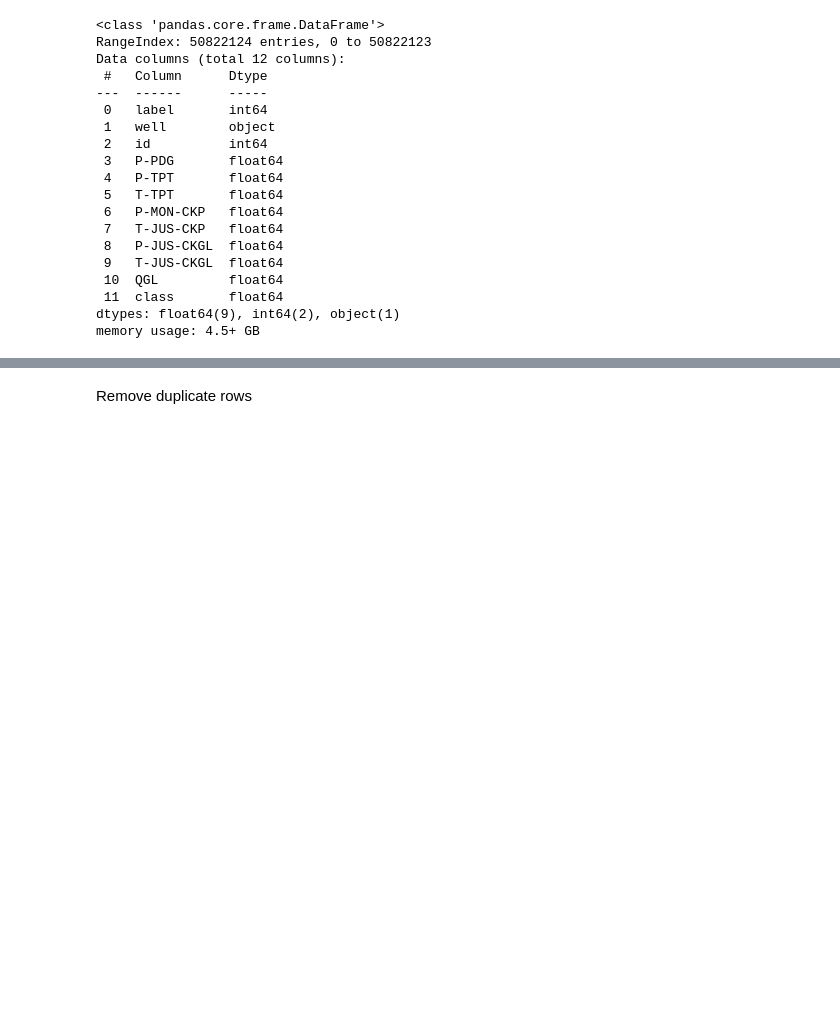
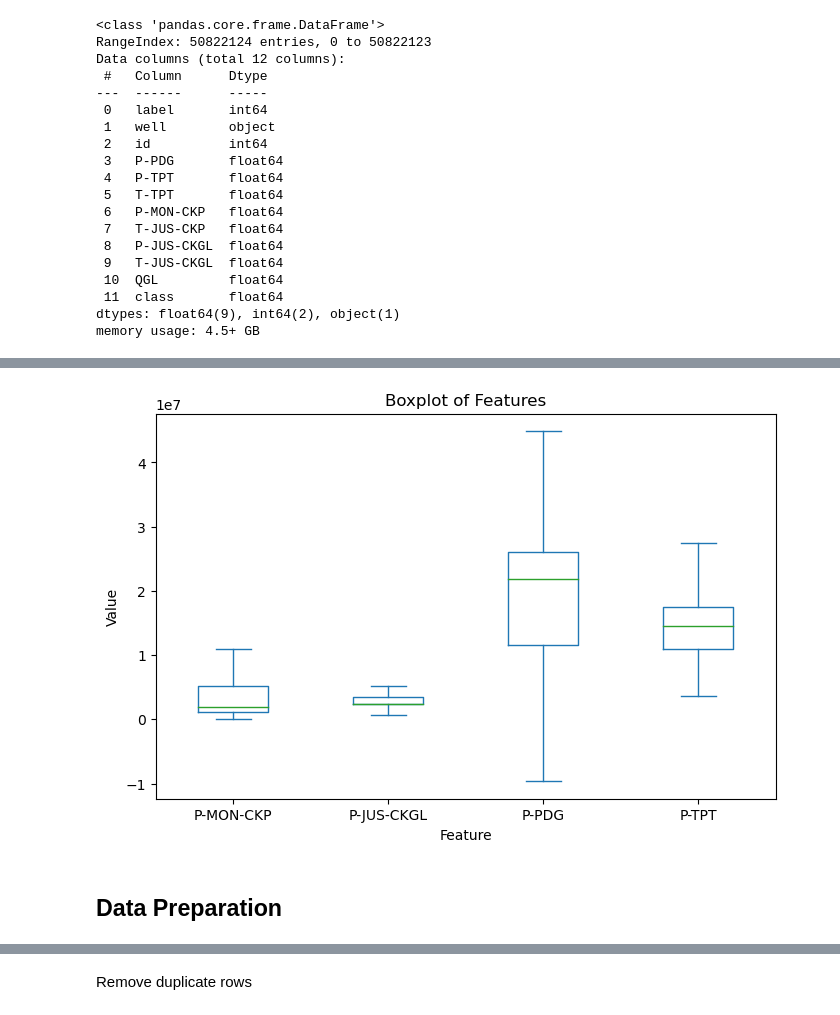
Before and after one commit to RealDyllon/3W-Petrobras, a Jupyter notebook: overviews/_baseline/Explore_dataset.ipynb, the cells around one changed output, grey strips where cells are left out. Saved outputs shown, nothing was run; the diff lists cells and outputs as text; code cells hidden in the pictures; blank space fills up the shorter version.

Commit message:
managed to plot without fliers

```diff
--- a/overviews/_baseline/Explore_dataset.ipynb
+++ b/overviews/_baseline/Explore_dataset.ipynb
@@ -253,3 +222,16 @@ plt.show()
+# %%
+columns = ['P-MON-CKP','P-JUS-CKGL','P-PDG', 'P-TPT']
+
+df[columns].plot(kind='box', figsize=(8, 5), showfliers=False)
+
+plt.title('Boxplot of Features')
+plt.xlabel('Feature')
+plt.ylabel('Value')
+plt.show()
+# %% [output]
+[figure, added]
+# %% [markdown]
+## Data Preparation
 # %%
 df = df.drop(columns=['T-JUS-CKGL']) #100% NaN
 # %%
```
Also changed, not shown: parts of 33 cells of this notebook.
